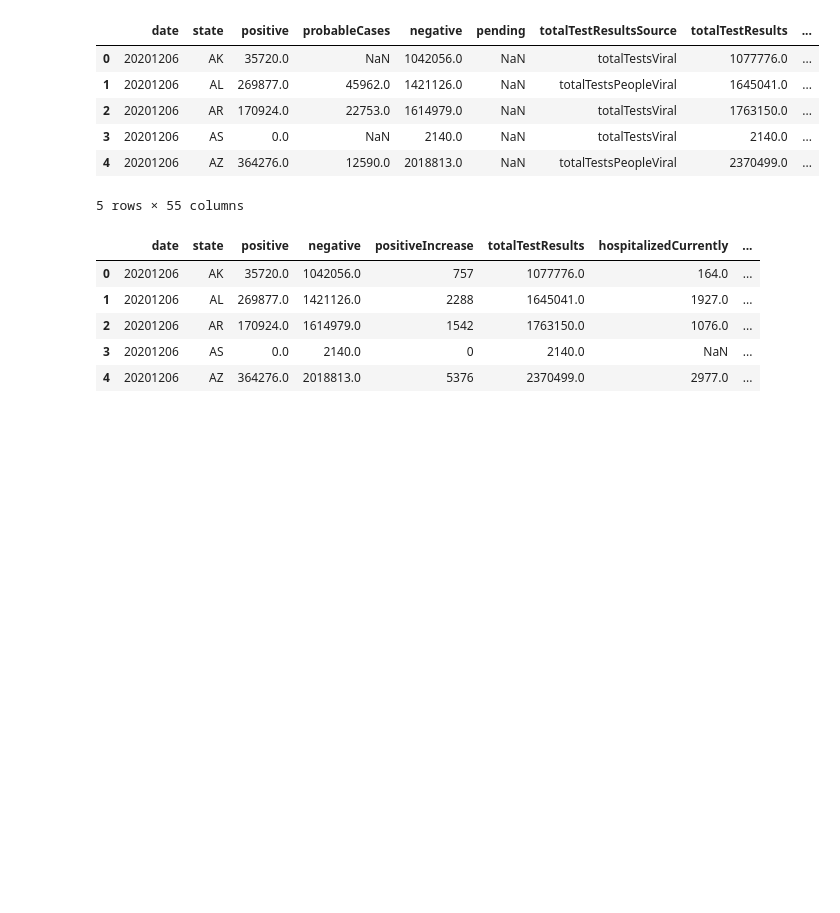
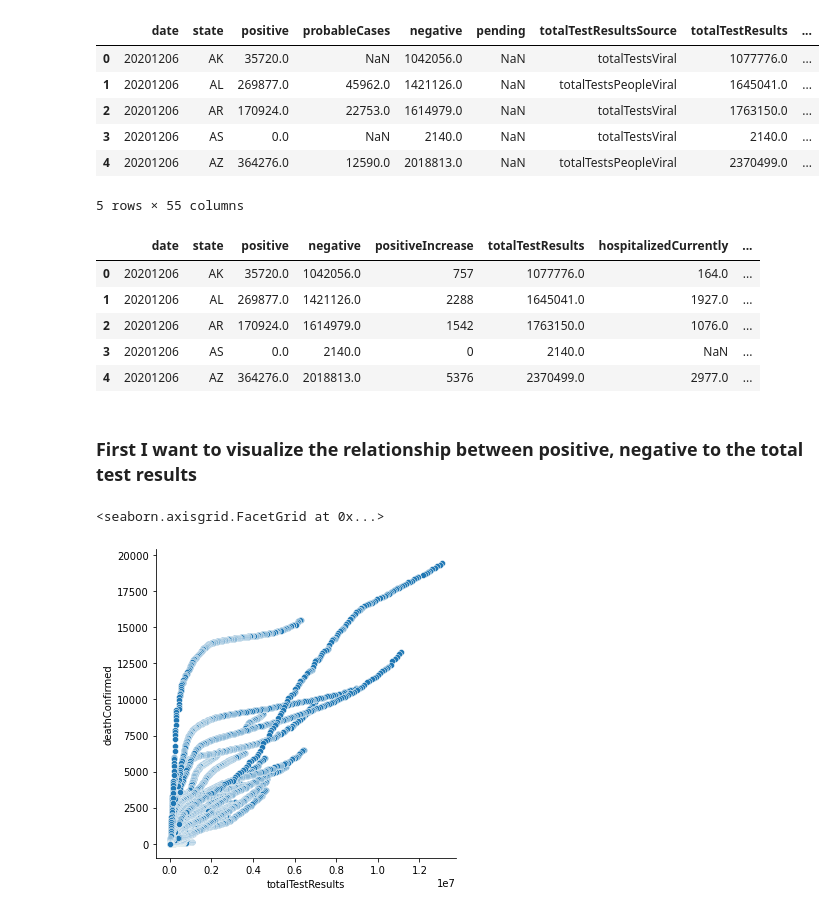
Before and after one commit to gianmillare/Covid-19-US-Analysis, a Jupyter notebook: COVID-19 Analysis.ipynb, the cells around one changed output. Drawn from its saved outputs; the diff is of its cells as text; code cells hidden in the pictures; blank space fills up the shorter version.

Commit message:
attemtping to show relationship between totaltests and death

```diff
--- a/COVID-19 Analysis.ipynb
+++ b/COVID-19 Analysis.ipynb
@@ -41,3 +41,10 @@ covid.head()
 | 2 | 20201206 | AR | 170924.0 | 1614979.0 | 1542 | 1763150.0 | 1076.0 | ... |
 | 3 | 20201206 | AS | 0.0 | 2140.0 | 0 | 2140.0 | NaN | ... |
 | 4 | 20201206 | AZ | 364276.0 | 2018813.0 | 5376 | 2370499.0 | 2977.0 | ... |
+# %% [markdown]
+### First I want to visualize the relationship between positive, negative to the total test results
+# %%
+sns.relplot(x="totalTestResults", y="deathConfirmed", data=covid)
+# %% [output]
+<seaborn.axisgrid.FacetGrid at 0x...>
+[figure, added]
```
Also changed, not shown: parts of 1 cell of this notebook.
